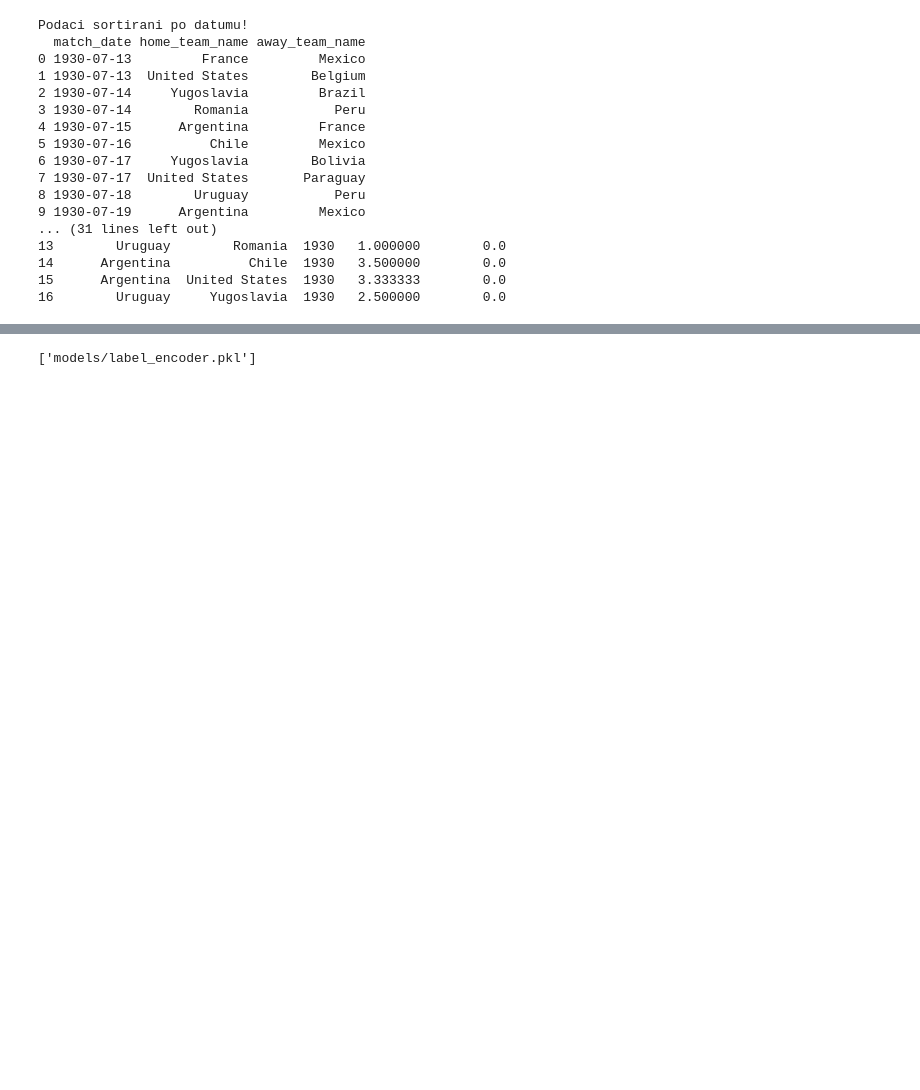
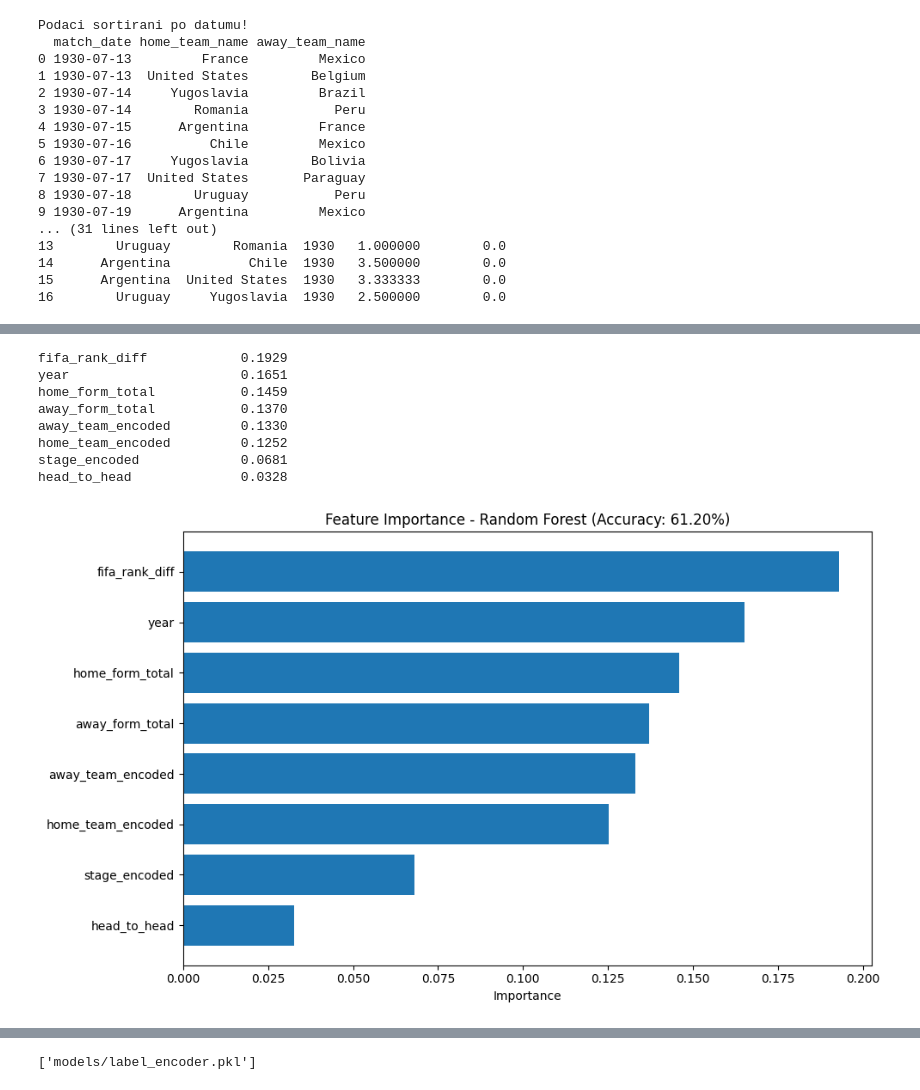
Before and after one commit to markoviicmilica/sp_projekat, a Jupyter notebook: projekat.ipynb, the cells around one changed output, grey strips where cells are left out. Cells and saved outputs as stored; diff of their text form; code cells hidden in the pictures; blank space fills up the shorter version.

```diff
--- a/projekat.ipynb
+++ b/projekat.ipynb
@@ -1050,0 +966,36 @@ weighted avg       0.52      0.62      0.55       250
+# %%
+# FAZA 10 - FEATURE IMPORTANCE
+
+import pandas as pd
+import matplotlib.pyplot as plt
+import numpy as np
+
+importances = final_model.feature_importances_
+feature_names = X.columns.tolist()
+
+imp_df = pd.DataFrame({
+    'Feature': feature_names,
+    'Importance': importances
+}).sort_values('Importance', ascending=False)
+
+for i, row in imp_df.iterrows():
+    print(f"{row['Feature']:25} {row['Importance']:.4f}")
+
+# Grafik
+plt.figure(figsize=(10, 6))
+plt.barh(imp_df['Feature'], imp_df['Importance'])
+plt.xlabel('Importance')
+plt.title('Feature Importance - Random Forest (Accuracy: 61.20%)')
+plt.gca().invert_yaxis()
+plt.tight_layout()
+plt.show()
+# %% [output]
+fifa_rank_diff            0.1929
+year                      0.1651
+home_form_total           0.1459
+away_form_total           0.1370
+away_team_encoded         0.1330
+home_team_encoded         0.1252
+stage_encoded             0.0681
+head_to_head              0.0328
+[figure, added]
```
Also changed, not shown: parts of 25 cells of this notebook, 7 other files.
